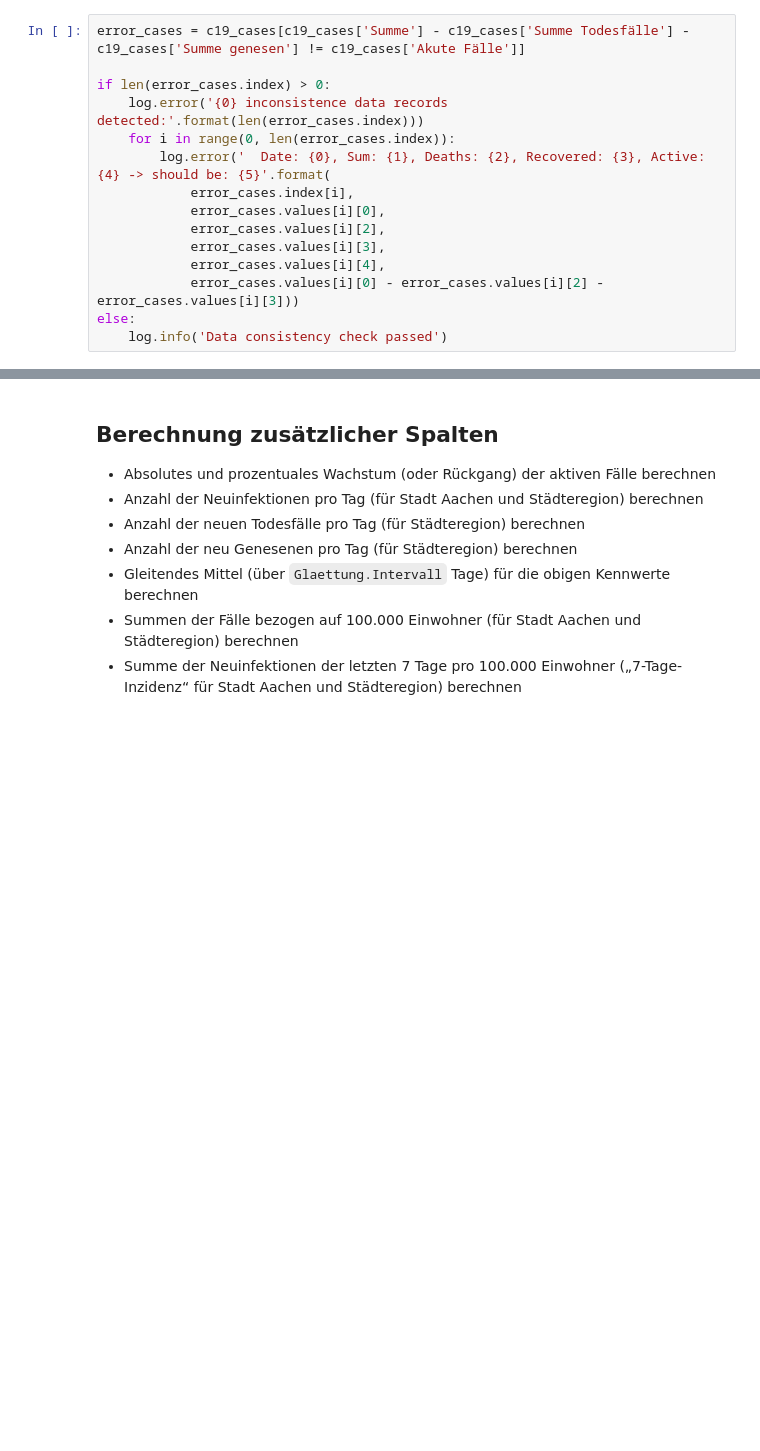
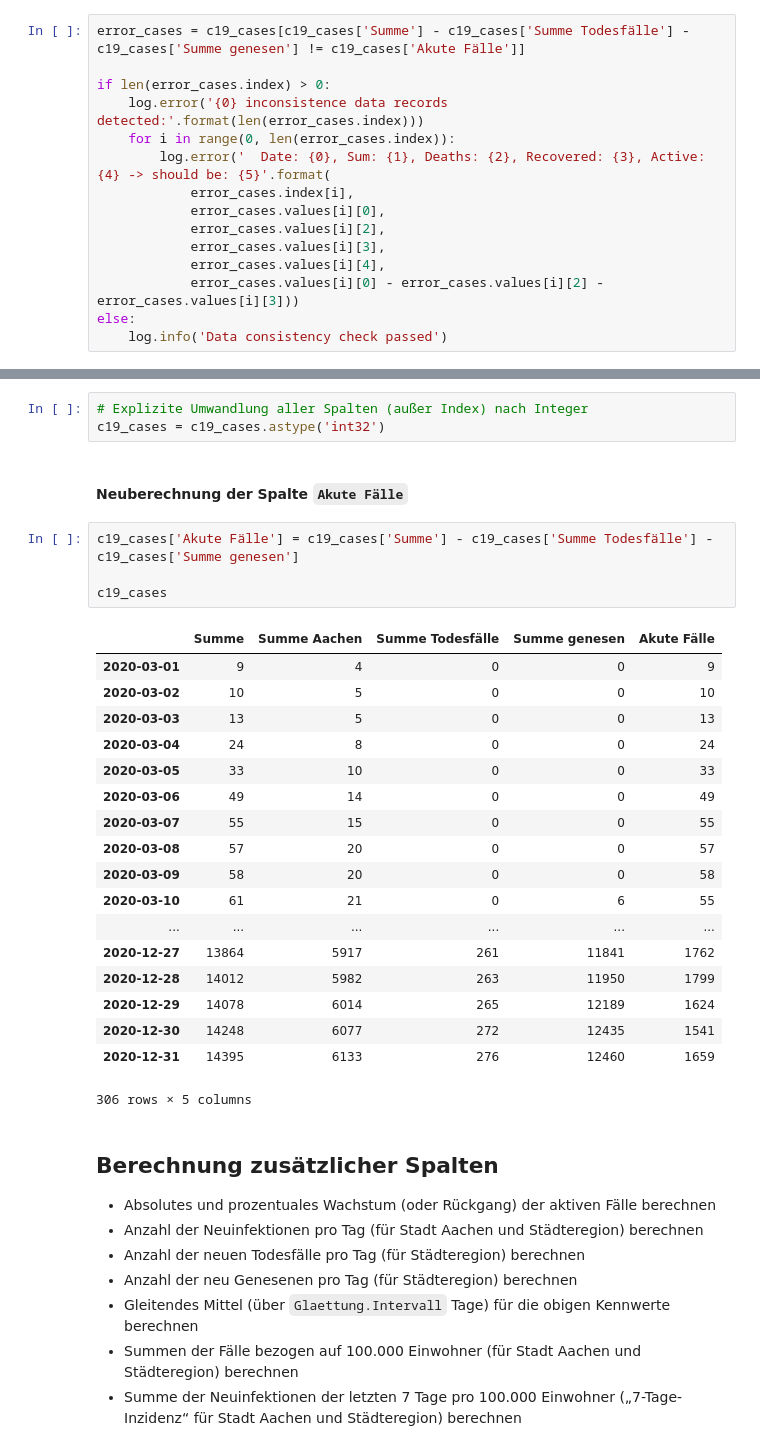
Before and after one commit to MartinHolle/covid-19-statistics-aachen, a Jupyter notebook: c19stats-ac-aufbereitung.ipynb, the cells around one changed output, grey strips where cells are left out. Cells and saved outputs as stored; diff of their text form; blank space fills up the shorter version.

```diff
--- a/c19stats-ac-aufbereitung.ipynb
+++ b/c19stats-ac-aufbereitung.ipynb
@@ -147,3 +152,31 @@ else:
+# %%
+# Explizite Umwandlung aller Spalten (außer Index) nach Integer
+c19_cases = c19_cases.astype('int32')
+# %% [markdown]
+#### Neuberechnung der Spalte `Akute Fälle`
+# %%
+c19_cases['Akute Fälle'] = c19_cases['Summe'] - c19_cases['Summe Todesfälle'] - c19_cases['Summe genesen']
+
+c19_cases
+# %% [output]
+|  | Summe | Summe Aachen | Summe Todesfälle | Summe genesen | Akute Fälle |
+| 2020-03-01 | 9 | 4 | 0 | 0 | 9 |
+| 2020-03-02 | 10 | 5 | 0 | 0 | 10 |
+| 2020-03-03 | 13 | 5 | 0 | 0 | 13 |
+| 2020-03-04 | 24 | 8 | 0 | 0 | 24 |
+| 2020-03-05 | 33 | 10 | 0 | 0 | 33 |
+| 2020-03-06 | 49 | 14 | 0 | 0 | 49 |
+| 2020-03-07 | 55 | 15 | 0 | 0 | 55 |
+| 2020-03-08 | 57 | 20 | 0 | 0 | 57 |
+| 2020-03-09 | 58 | 20 | 0 | 0 | 58 |
+| 2020-03-10 | 61 | 21 | 0 | 6 | 55 |
+| ... | ... | ... | ... | ... | ... |
+| 2020-12-27 | 13864 | 5917 | 261 | 11841 | 1762 |
+| 2020-12-28 | 14012 | 5982 | 263 | 11950 | 1799 |
+| 2020-12-29 | 14078 | 6014 | 265 | 12189 | 1624 |
+| 2020-12-30 | 14248 | 6077 | 272 | 12435 | 1541 |
+| 2020-12-31 | 14395 | 6133 | 276 | 12460 | 1659 |
+306 rows × 5 columns
 # %% [markdown]
 ## Berechnung zusätzlicher Spalten
 
```
Also changed, not shown: parts of 9 cells of this notebook, 1 other file.
